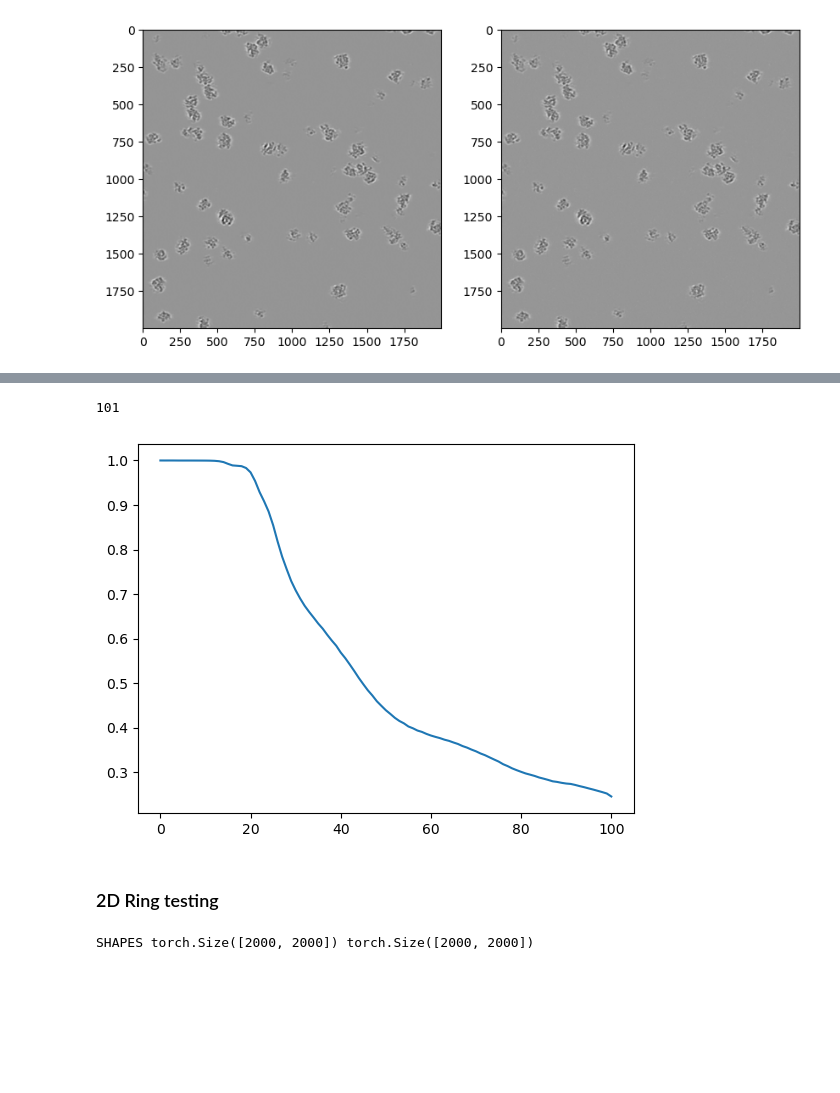
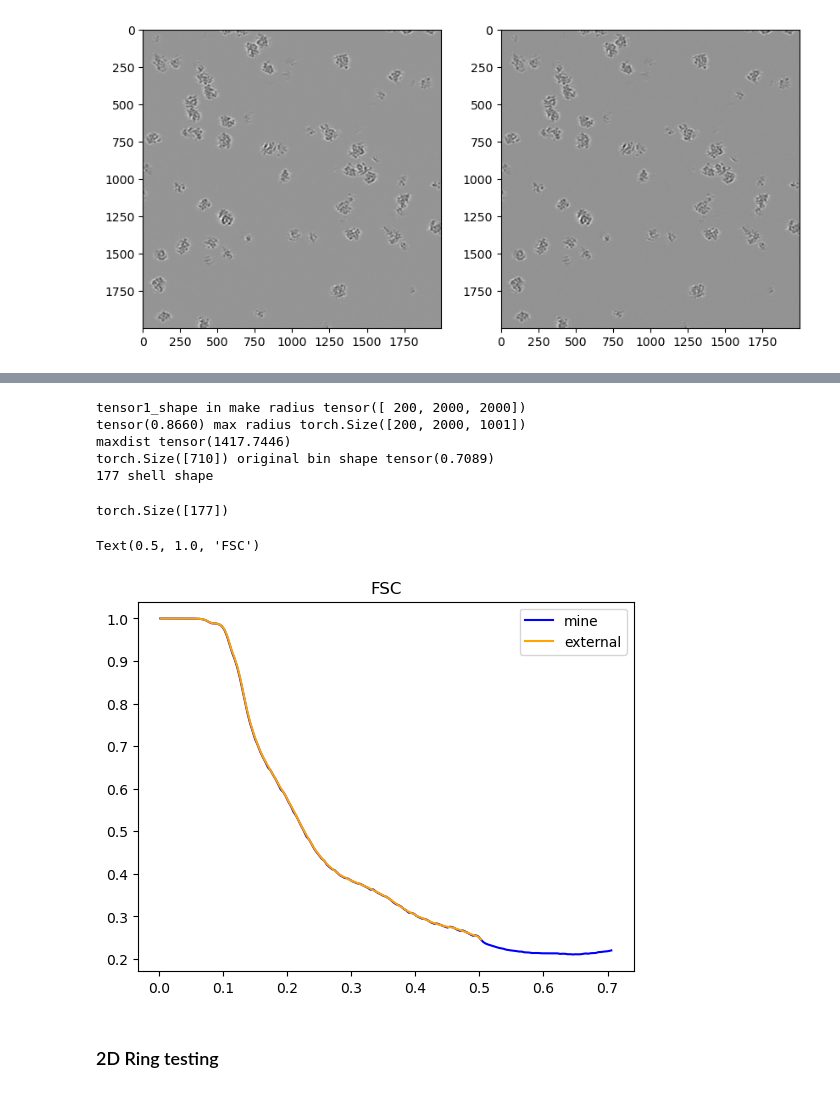
Before and after one commit to henrynjones/tomo_suli, a Jupyter notebook: FSC.ipynb, the cells around one changed output, grey strips where cells are left out. Saved outputs shown, nothing was run; the diff lists cells and outputs as text; code cells hidden in the pictures; blank space fills up the shorter version.

```diff
--- a/FSC.ipynb
+++ b/FSC.ipynb
@@ -160,50 +34,26 @@ Text(0.5, 1.0, 'FSC')
-# %%
-plt.plot(np.arange(len(external_3d)), external_3d.numpy(), label= 'real')
-print(len(external_3d))
-# %% [output]
-101
-[figure, removed]
+# %%
+bins_3d, personal_3d = my_fsc(denoised_tensor, noisy_image)
+# %% [output]
+tensor1_shape in make radius tensor([ 200, 2000, 2000])
+tensor(0.8660) max radius torch.Size([200, 2000, 1001])
+maxdist tensor(1417.7446)
+torch.Size([710]) original bin shape tensor(0.7089)
+177 shell shape
+# %%
+plt.plot(bins_3d, np.real(personal_3d.numpy()), label= 'mine', c = 'b')
+
+bin_centers = torch.cat([torch.fft.rfftfreq(200),
+                         torch.as_tensor([0.5 + torch.fft.rfftfreq(200)[1]])])
+bin_centers = bin_centers.unfold(dimension=0, size=2, step=1)
+bin_centers = torch.mean(bin_centers, dim = 1)
+plt.plot(bin_centers, external_3d.numpy(), label= 'external', c = 'orange')
+
+print(bins_3d.shape)
+plt.legend()
+plt.title("FSC")
+# %% [output]
+torch.Size([177])
+Text(0.5, 1.0, 'FSC')
+[figure, added]
 # %% [markdown]
 ### 2D Ring testing
-# %%
-def make_ffreq_radius_old(tensor1_shape: torch.Tensor):
-    #meshgrid_x, meshgrid_y = torch.meshgrid([torch.fft.fftfreq(tensor1_shape[0]), torch.fft.fftfreq(tensor1_shape[1])])
-    meshgrid = torch.meshgrid([torch.arange(tensor1_shape[0]) - tensor1_shape[0]/2,
-                            torch.arange(tensor1_shape[1]) - tensor1_shape[1]/2,],
-                                                    indexing = 'ij')
-    freq_radius = torch.sqrt(torch.pow(meshgrid[0],2) + torch.pow(meshgrid[1],2)) #normalize th
-    #del(meshgrid_x, meshgrid_y)
-    del(meshgrid)
-    return freq_radius
-
-def _normalised_cc_complex_1d(a: torch.Tensor, b:torch.Tensor):
-    correlation = torch.dot(a, torch.conj(b))
-    return correlation / (torch.linalg.norm(a) * torch.linalg.norm(b))
-
-
-def compute_ffsc_old(tensor1: torch.Tensor, tensor2: torch.Tensor):
-    tensor1 = torch.fft.fftshift(torch.fft.fft2(tensor1)) #, #dim = (-2, -1))       #These don't seem to do anything
-    tensor2 = torch.fft.fftshift(torch.fft.fft2(tensor2)) #, dim = (-2, -1))        #super noticeable at least in 2d
-    print('SHAPES', tensor1.shape, tensor2.shape)
-
-    assert tensor1.shape == tensor2.shape
-    max_dist = torch.sqrt(torch.tensor((tensor1.shape[0]/2)**2 + (tensor1.shape[1]/2)**2))
-    bin_interval = 1
-    bins = torch.arange(0, max_dist + bin_interval, bin_interval) + bin_interval/2
-    freq_radius = make_ffreq_radius(tensor1.shape)
-    sorted_frequencies_flat, sort_idx_flat = torch.sort(torch.flatten(freq_radius), descending = False)
-    split_idx = torch.searchsorted(sorted_frequencies_flat, bins) #split points are bins
-    del(sorted_frequencies_flat, bins)
-    shell_index = torch.tensor_split(sort_idx_flat, split_idx)[:-1] #if we don't exlude the last one, we just shape of 144?
-    del(sort_idx_flat, split_idx)
-    tensor1 = torch.flatten(tensor1)
-    tensor2 = torch.flatten(tensor2)
-    fsc = torch.tensor([
-    _normalised_cc_complex_1d(tensor1[idx], tensor2[idx])
-    for idx in shell_index
-    ])
-    return fsc
-
-full_fsc_2d_original = compute_ffsc_old(noisy_image[100,:,:], denoised_tensor[100,:,:])
-# %% [output]
-SHAPES torch.Size([2000, 2000]) torch.Size([2000, 2000])
```
Also changed, not shown: parts of 47 cells of this notebook, 1 other file.
